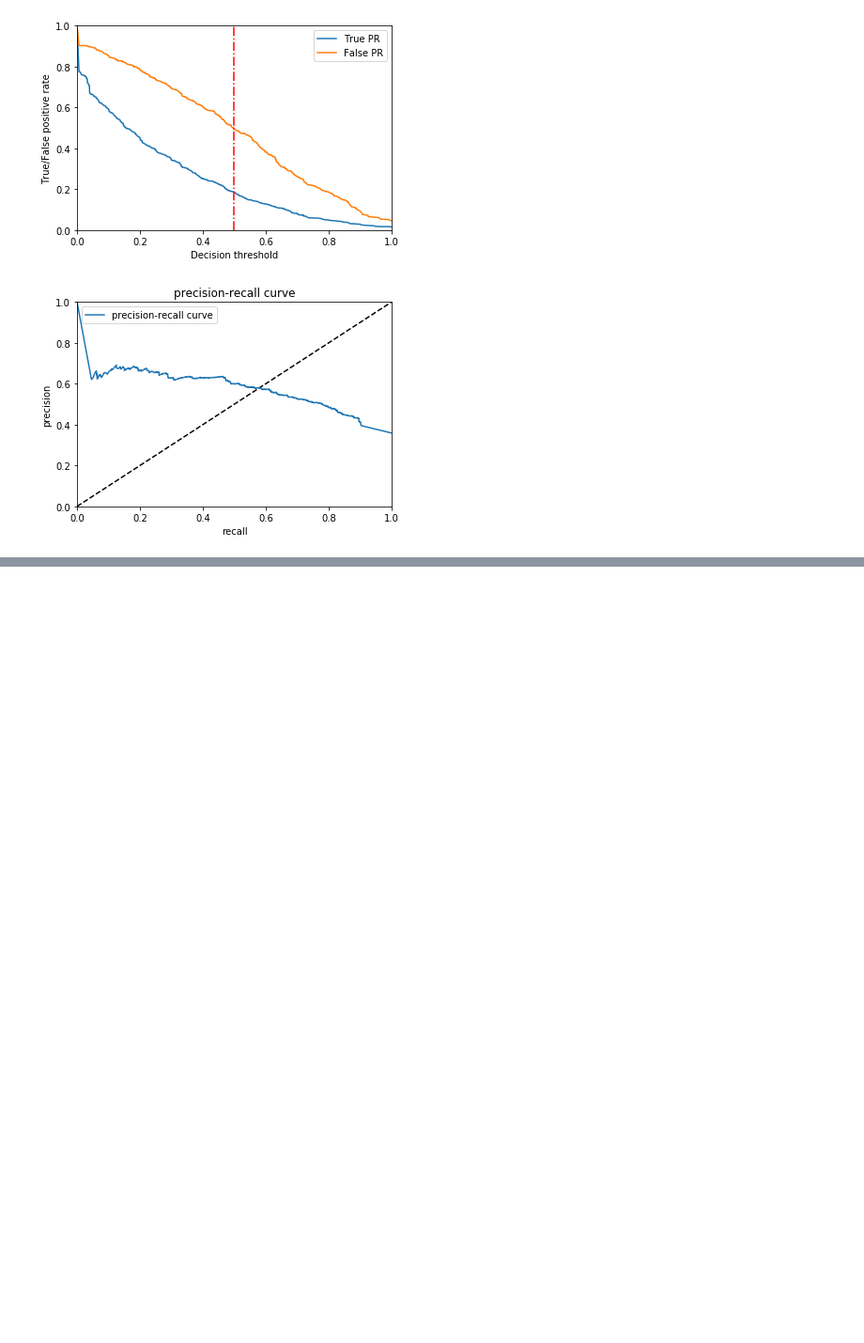
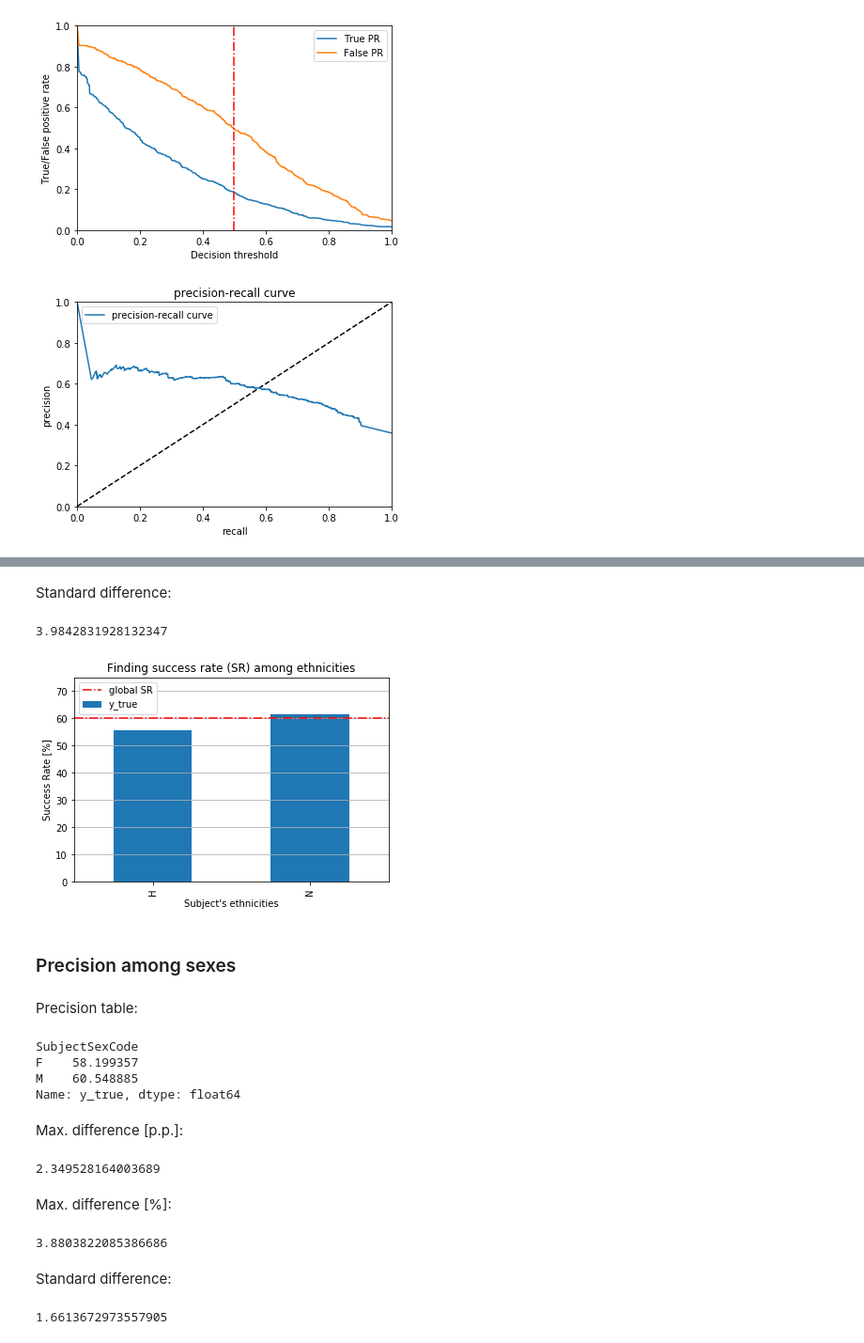
Before and after one commit to jnpicao/LDSSA-batch3-workspace, a Jupyter notebook: Capstone/heroku_model_results_assessment.ipynb, the cells around one changed output, grey strips where cells are left out. Shown at 94% size. Drawn from its saved outputs; the diff is of its cells as text; code cells hidden in the pictures; blank space fills up the shorter version.

```diff
--- a/Capstone/heroku_model_results_assessment.ipynb
+++ b/Capstone/heroku_model_results_assessment.ipynb
@@ -195,0 +374,54 @@ plt.show()
+# %% [markdown]
+Standard difference:
+# %%
+df_obs_classes[df_obs_classes.y_pred==1].groupby('SubjectEthnicityCode').y_true.mean().apply(lambda x: x*100).std()
+# %% [output]
+3.9842831928132347
+# %%
+(df_obs_classes[df_obs_classes.y_pred==1].groupby('SubjectEthnicityCode')
+                                              .y_true.mean().apply(lambda x: x*100).sort_values()
+                                              .to_frame().plot.bar(label=''))
+
+plt.axhline(y=precision*100, color='r', linestyle='-.', label='global SR')
+
+plt.title('Finding success rate (SR) among ethnicities')
+plt.xlabel("Subject's ethnicities")
+plt.ylabel("Success Rate [%]")
+
+plt.ylim(0,75)
+
+plt.legend(loc='upper left')
+plt.grid(axis='y')
+
+#plt.savefig(os.path.join('plots', 'discrimination_race_SR.png'));
+# %% [output]
+[figure, added]
+# %% [markdown]
+### Precision among sexes
+# %% [markdown]
+Precision table:
+# %%
+df_obs_classes[df_obs_classes.y_pred==1].groupby('SubjectSexCode').y_true.mean().apply(lambda x: x*100)
+# %% [output]
+SubjectSexCode
+F    58.199357
+M    60.548885
+Name: y_true, dtype: float64
+# %% [markdown]
+Max. difference [p.p.]:
+# %%
+(df_obs_classes[df_obs_classes.y_pred==1].groupby('SubjectSexCode').y_true.mean().max() - df_obs_classes[df_obs_classes.y_pred==1].groupby('SubjectSexCode').y_true.mean().min())*100
+# %% [output]
+2.349528164003689
+# %% [markdown]
+Max. difference [%]:
+# %%
+(1 - df_obs_classes[df_obs_classes.y_pred==1].groupby('SubjectSexCode').y_true.mean().min() / df_obs_classes[df_obs_classes.y_pred==1].groupby('SubjectSexCode').y_true.mean().max())*100
+# %% [output]
+3.8803822085386686
+# %% [markdown]
+Standard difference:
+# %%
+df_obs_classes[df_obs_classes.y_pred==1].groupby('SubjectSexCode').y_true.mean().apply(lambda x: x*100).std()
+# %% [output]
+1.6613672973557905
```
Also changed, not shown: parts of 83 cells of this notebook.
